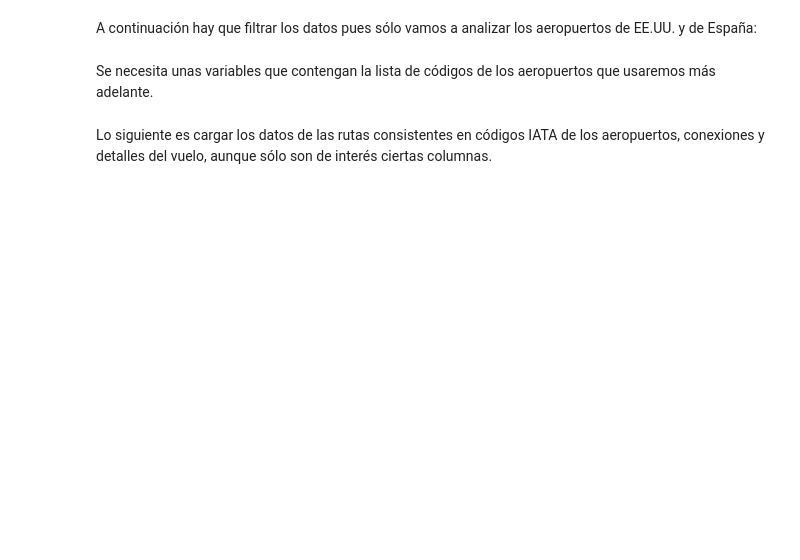
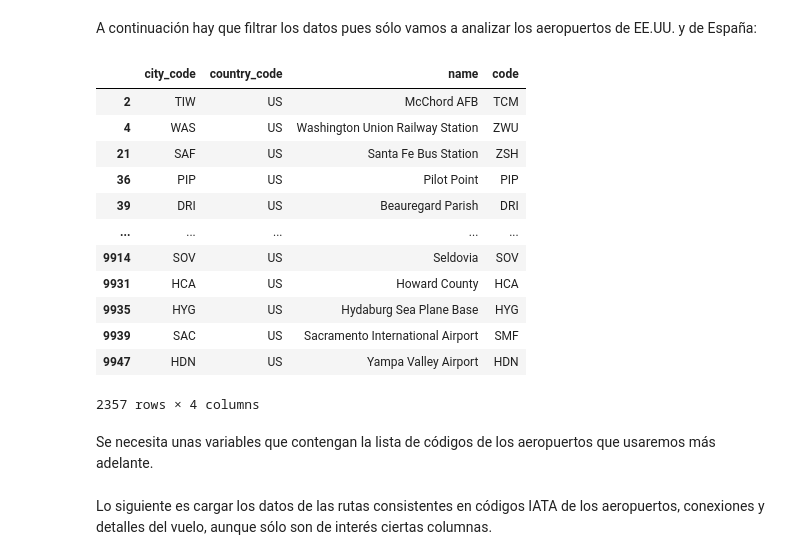
Before and after one commit to pfreezv/UOC, a Jupyter notebook: Tipología y fuentes de datos/pec 4/entrega/TyFdDd_PEC4_alan_coila_bustinza.ipynb, the cells around one changed output. Cells and saved outputs as stored; diff of their text form; code cells hidden in the pictures; blank space fills up the shorter version.

```diff
--- a/Tipología y fuentes de datos/pec 4/entrega/TyFdDd_PEC4_alan_coila_bustinza.ipynb
+++ b/Tipología y fuentes de datos/pec 4/entrega/TyFdDd_PEC4_alan_coila_bustinza.ipynb
@@ -966,3 +969,22 @@ airport_es.head(5)
+# %%
+airport_us = airport_df.loc[airport_df['country_code']=='US']# TODO
+
+airport_es = airport_df.loc[airport_df['country_code']=='ES']# TODO
+airport_us
+# %% [output]
+|  | city_code | country_code | name | code |
+| 2 | TIW | US | McChord AFB | TCM |
+| 4 | WAS | US | Washington Union Railway Station | ZWU |
+| 21 | SAF | US | Santa Fe Bus Station | ZSH |
+| 36 | PIP | US | Pilot Point | PIP |
+| 39 | DRI | US | Beauregard Parish | DRI |
+| ... | ... | ... | ... | ... |
+| 9914 | SOV | US | Seldovia | SOV |
+| 9931 | HCA | US | Howard County | HCA |
+| 9935 | HYG | US | Hydaburg Sea Plane Base | HYG |
+| 9939 | SAC | US | Sacramento International Airport | SMF |
+| 9947 | HDN | US | Yampa Valley Airport | HDN |
+2357 rows × 4 columns
 # %% [markdown]
 Se necesita unas variables que contengan la lista de códigos de los aeropuertos que usaremos más adelante.
 # %%
```
Also changed, not shown: parts of 18 cells of this notebook, 1 other file.
